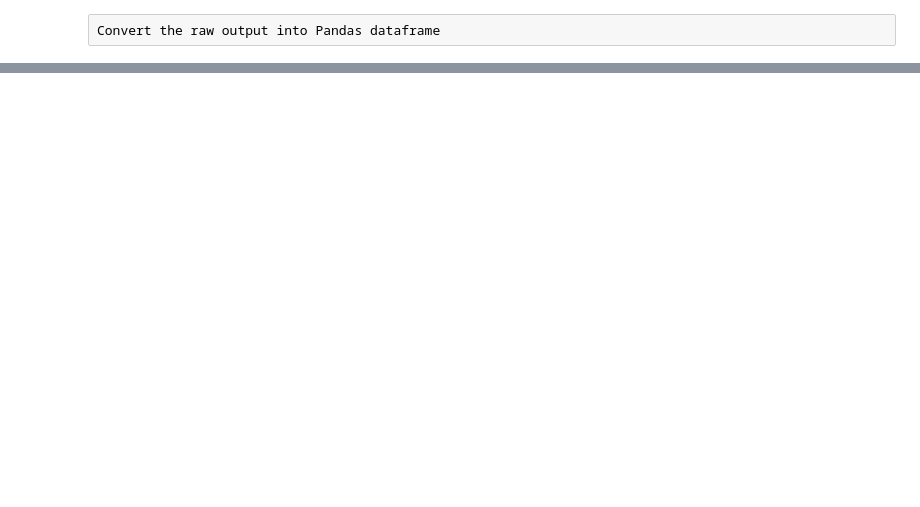
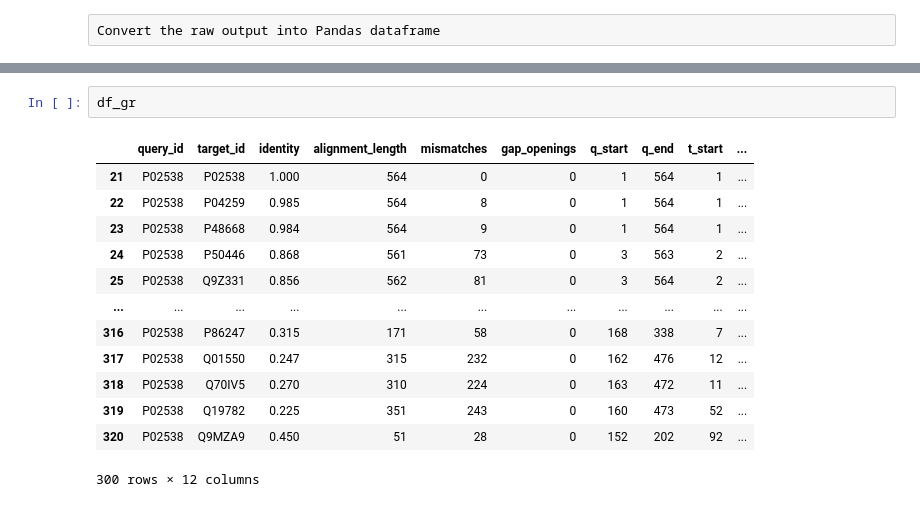
Before and after one commit to ebi-uniprot/mmseqs2-search-service, a Jupyter notebook: mmseqs2_demo.ipynb, the cells around one changed output, grey strips where cells are left out. Saved outputs shown, nothing was run; the diff lists cells and outputs as text; blank space fills up the shorter version.

```diff
--- a/mmseqs2_demo.ipynb
+++ b/mmseqs2_demo.ipynb
@@ -95,0 +141,16 @@ dataframe
+# %%
+df_gr
+# %% [output]
+|  | query_id | target_id | identity | alignment_length | mismatches | gap_openings | q_start | q_end | t_start | ... |
+| 21 | P02538 | P02538 | 1.000 | 564 | 0 | 0 | 1 | 564 | 1 | ... |
+| 22 | P02538 | P04259 | 0.985 | 564 | 8 | 0 | 1 | 564 | 1 | ... |
+| 23 | P02538 | P48668 | 0.984 | 564 | 9 | 0 | 1 | 564 | 1 | ... |
+| 24 | P02538 | P50446 | 0.868 | 561 | 73 | 0 | 3 | 563 | 2 | ... |
+| 25 | P02538 | Q9Z331 | 0.856 | 562 | 81 | 0 | 3 | 564 | 2 | ... |
+| ... | ... | ... | ... | ... | ... | ... | ... | ... | ... | ... |
+| 316 | P02538 | P86247 | 0.315 | 171 | 58 | 0 | 168 | 338 | 7 | ... |
+| 317 | P02538 | Q01550 | 0.247 | 315 | 232 | 0 | 162 | 476 | 12 | ... |
+| 318 | P02538 | Q70IV5 | 0.270 | 310 | 224 | 0 | 163 | 472 | 11 | ... |
+| 319 | P02538 | Q19782 | 0.225 | 351 | 243 | 0 | 160 | 473 | 52 | ... |
+| 320 | P02538 | Q9MZA9 | 0.450 | 51 | 28 | 0 | 152 | 202 | 92 | ... |
+300 rows × 12 columns
```
Also changed, not shown: parts of 13 cells of this notebook.
